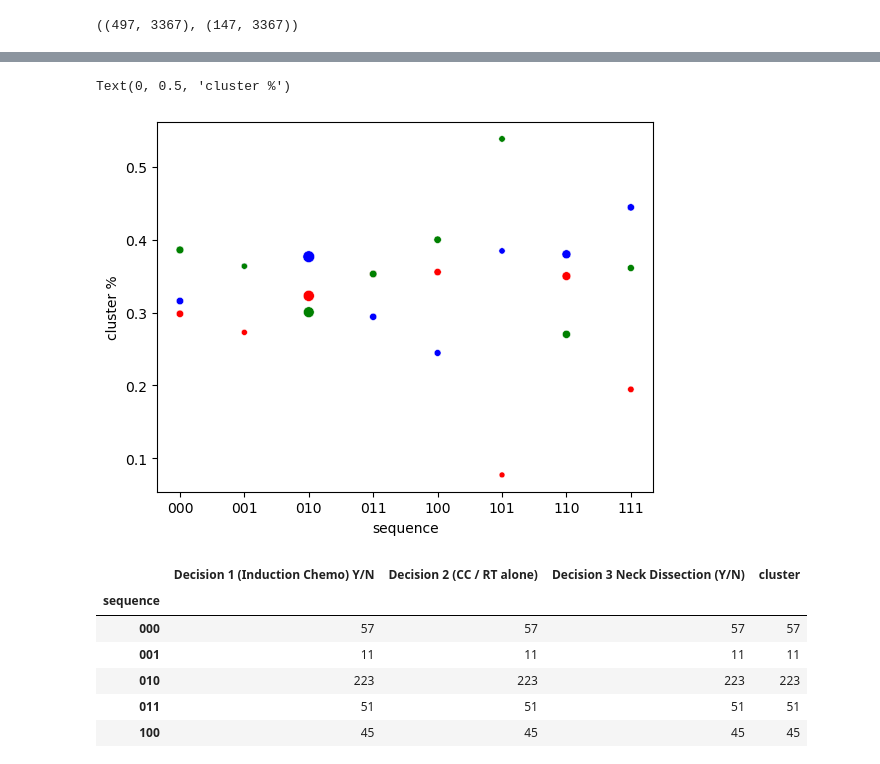
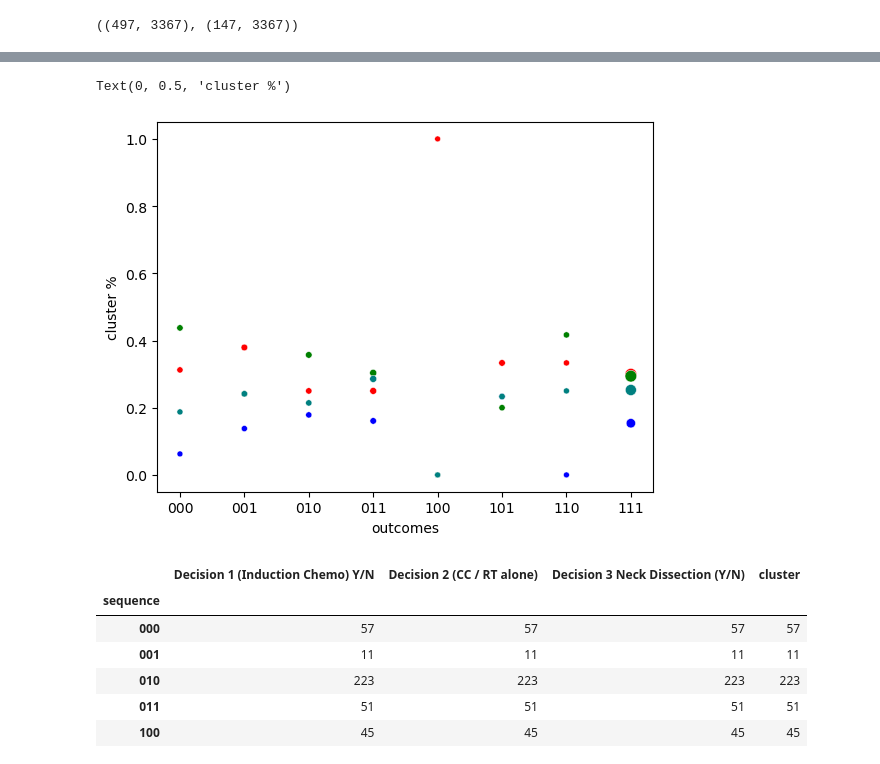
Before and after one commit to uic-evl/DigitalTwinVis, a Jupyter notebook: python/RadiomicClustering.ipynb, the cells around one changed output, grey strips where cells are left out. Drawn from its saved outputs; the diff is of its cells as text; code cells hidden in the pictures.

```diff
--- a/python/RadiomicClustering.ipynb
+++ b/python/RadiomicClustering.ipynb
@@ -183,12 +183,12 @@ RadiomicsVAE(
 # %%
 from lightning.pytorch.callbacks.early_stopping import EarlyStopping
 
-BATCHSIZE = 50
+BATCHSIZE = 5
 [xtrain,xval] = [torch.from_numpy(rm.loc[ids].values.astype('float')).type(torch.float32) for ids in [train_ids,test_ids]]
 normalize = lambda xx: (xx - xtrain.mean(axis=0))/(xtrain.std(axis=0) + .1)
 convert = lambda x: torch.utils.data.DataLoader(normalize(x),batch_size=BATCHSIZE)
-es = EarlyStopping(monitor='val_loss',mode='min',patience=20)
-trainer = L.Trainer(max_epochs=1000,callbacks=[es])
+es = EarlyStopping(monitor='val_loss',mode='min',patience=200)
+trainer = L.Trainer(max_epochs=10000,callbacks=[es])
 torch.set_float32_matmul_precision('medium')
 trainer.fit(model,convert(xtrain),convert(xval))
 # %% [output]
@@ -271,9 +378,9 @@ pd.read_csv('../data/radiomics_embeddings.csv')
 import matplotlib.pyplot as plt
 from sklearn.cluster import KMeans, OPTICS, DBSCAN
 from sklearn.decomposition import PCA
-# clusters = DBSCAN(eps=.1).fit_predict(embedding)
+# clusters = DBSCAN().fit_predict(embedding)
 # clusters = OPTICS().fit_predict(embedding)
-clusters = KMeans(3).fit_predict(embedding)
+clusters = KMeans(4).fit_predict(embedding)
 plotvals = embedding
 if embedding.shape[1] > 2:
     plotvals = PCA(2).fit_transform(embedding)
@@ -306,8 +413,9 @@ from Preprocessing import DTDataset
 from Constants import Const
 
 df = DTDataset().get_data()
-df = df[Const.decisions]
+df = df[Const.decisions+Const.timeseries_censoring]
 df = df.merge(temp,on='id')
 df['sequence'] = df[Const.decisions].apply(lambda x: ''.join([str(i) for i in x]),axis=1)
+df['outcomes'] = df[Const.timeseries_censoring].apply(lambda x: ''.join([str(i) for i in x]),axis=1)
 df.head()
 # %% [output]
@@ -339,0 +448,8 @@ tempdf
+# %%
+tempdfo = pd.get_dummies(df['cluster']).astype('int').merge(df['outcomes'],on='id')
+tempdf1o = tempdfo.groupby('outcomes').mean()
+tempdf1o.columns = ['cluster' + str(c) for c in tempdf1.columns]
+tempdf2o = tempdfo.groupby('outcomes').sum()
+tempdf2o.columns = ['clustersum' + str(c) for c in tempdf2.columns]
+tempdfo = tempdf1o.merge(tempdf2o,on='outcomes')
+tempdfo
@@ -360,24 +498,24 @@ sns.heatmap(tempdf1.T,
 # %%
 fig,ax=plt.subplots(1,1)
-plotstuff = tempdf.copy()
+plotstuff = tempdfo.copy()
 maxsize = plotstuff[[c for c in plotstuff.columns if 'clustersum' in c]].max().max()
 colors=['red','blue','green','teal','pink','purple','grey','black']
 i=0
-for col1,col2 in zip(tempdf1.columns,tempdf2.columns):
+for col1,col2 in zip(tempdf1o.columns,tempdf2o.columns):
     sns.scatterplot(plotstuff,
-               x='sequence',
+               x='outcomes',
                y=col1,
                 size=col2,
                     color=colors[i],
                     legend=False,
                     ax=ax,
                     size_norm=(1,maxsize)
                    )
     i+=1
 ax.set_ylabel('cluster %')
 # %% [output]
 Text(0, 0.5, 'cluster %')
-[figure, old version]
+[figure, new version]
 # %%
 df.groupby('sequence').count()
 # %% [output]
```
Also changed, not shown: parts of 17 cells of this notebook, 14 other files.
